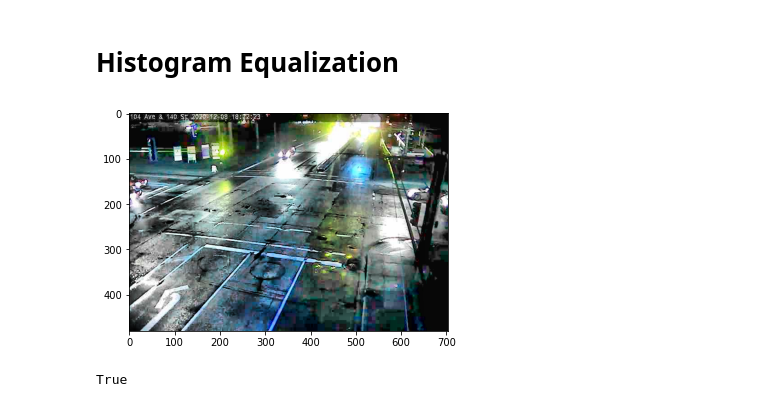
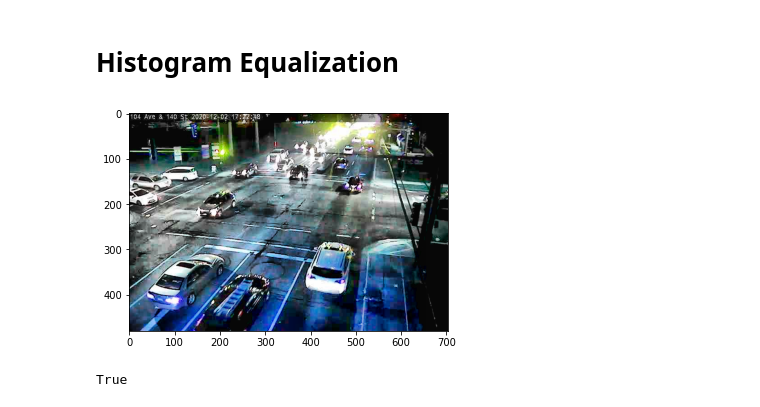
Before and after one commit to cedaracademysociety/vancom-ubc-dssg, a Jupyter notebook: src/image_pre_processing.ipynb, the cells around one changed output. Saved outputs shown, nothing was run; the diff lists cells and outputs as text; code cells hidden in the pictures.

```diff
--- a/src/image_pre_processing.ipynb
+++ b/src/image_pre_processing.ipynb
@@ -67,8 +67,8 @@ def adjustHist(path):
   plt.show()
   return image_hist_corrected
 # %%
-image_hist_corrected = adjustHist(cwd + dir_cam1 + '2020-12-09-02-22-42-enc_104_140_cam1.jpg')
+image_hist_corrected = adjustHist(cwd + dir_cam1 + '2020-12-03-01-22-42-enc_104_140_cam1.jpg')
 # %% [output]
-[figure, old version]
+[figure, new version]
 # %%
 # Save the image to local
```
Also changed, not shown: parts of 14 cells of this notebook.
